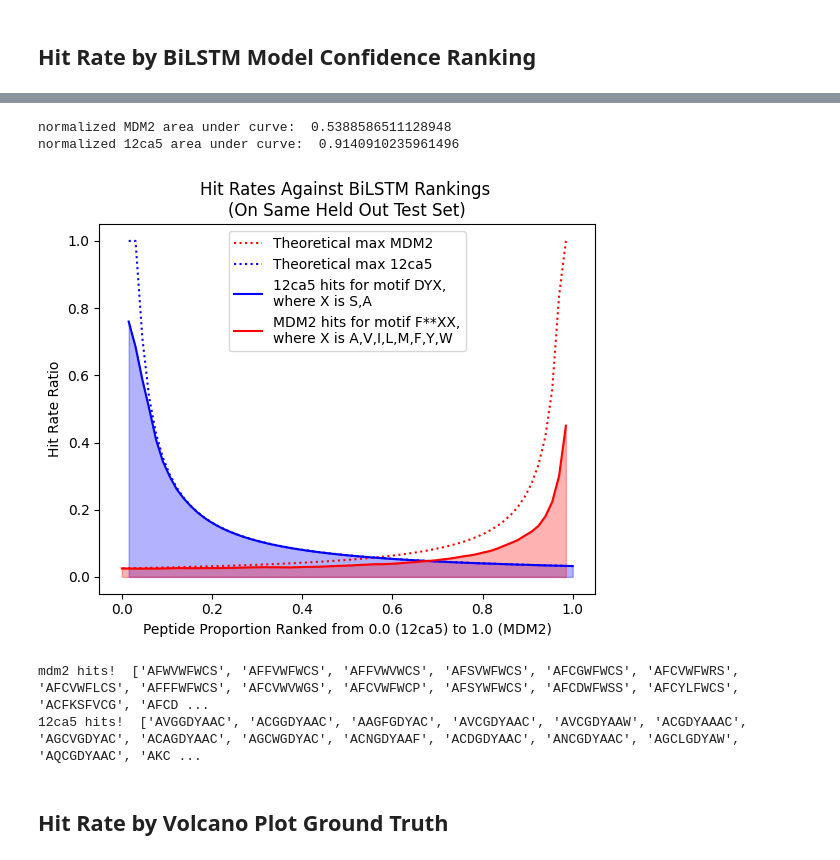
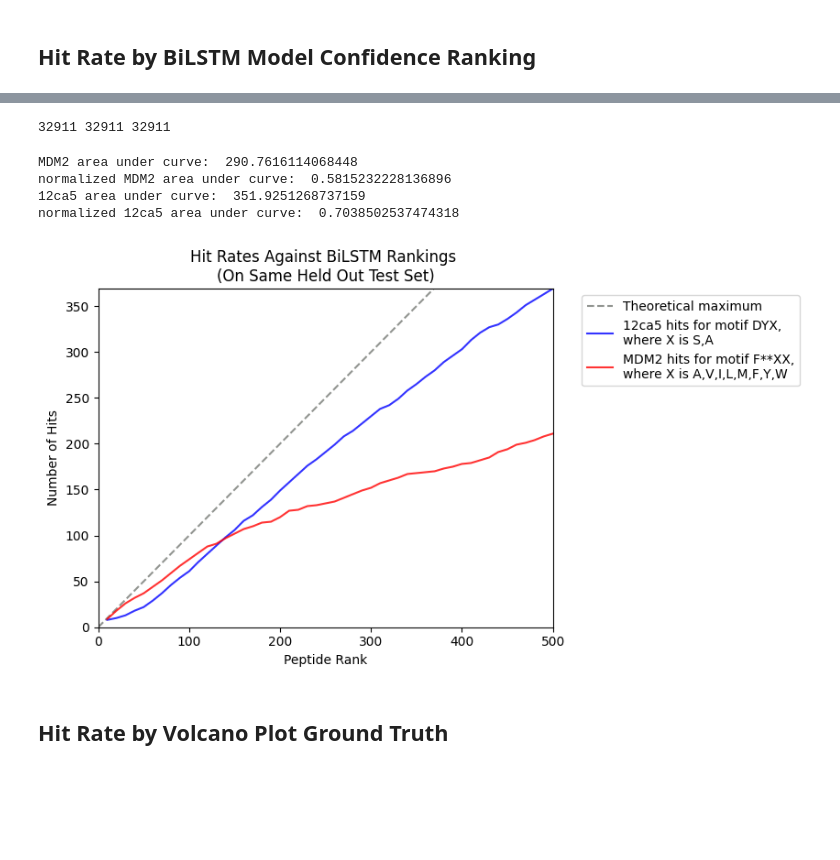
Before and after one commit to YitongTseo/ml_phage_display, a Jupyter notebook: F3_hit_rates.ipynb, the cells around one changed output, grey strips where cells are left out. Cells and saved outputs as stored; diff of their text form; code cells hidden in the pictures; blank space fills up the shorter version.

Commit message:
update hit rates to be more user friendlya
now hit rate production just takes an ordering of peptides and runs / all detailed in F3_hit_rates.ipynb

```diff
--- a/F3_hit_rates.ipynb
+++ b/F3_hit_rates.ipynb
@@ -154,0 +185,12 @@ show_volcano(
+# %%
+y = mdm2_model(X)
+model_mdm2_ordering = np.array(y[:, 0] * (y[:, 1]))
+model_ca5_ordering = np.array(y[:, 0] * (1-y[:, 1]))
+show_volcano(
+    y,
+    title=f"Relation of model outputs for {protein_of_interest} vs {other_protein}",
+    x_label="Confidence value for log fold\n (closer to 1 means greater predicted increase)",
+    y_label="Confidence value for - p-value \n(closer to 1 means greater predicted significance)",
+    mdm2_ordering=model_mdm2_ordering,
+    ca5_ordering=model_ca5_ordering,
+)
@@ -155,21 +199,22 @@ show_volcano(
+# %%
+print(len(peptides), len(model_mdm2_ordering), len(model_ca5_ordering))
+# %% [output]
+32911 32911 32911
 # %%
-# Can we just literally reverse the prediction of the fc and get 12ca5 predictions?
-ca5_y_pred_raw = np.copy(mdm2_y_pred_raw)
-ca5_y_pred_raw[:, 1] = 1 - ca5_y_pred_raw[:, 1]
-
-from analysis.hit_rate_analysis import plot_ratio_by_ranking
+from analysis.hit_rate_analysis import plot_ratio_by_ranking, sort_peptides_by_model_ranking
 
 plot_ratio_by_ranking(
-    peptides_test,
-    mdm2_y_pred_raw,
-    ca5_y_pred_raw,
+    peptides,
+    model_mdm2_ordering,
+    model_ca5_ordering,
     title="Hit Rates Against BiLSTM Rankings \n(On Same Held Out Test Set)",
+    plot_theoretical_maximums=True
 )
 # %% [output]
-normalized MDM2 area under curve:  0.5388586511128948
-normalized 12ca5 area under curve:  0.9140910235961496
+MDM2 area under curve:  290.7616114068448
+normalized MDM2 area under curve:  0.5815232228136896
+12ca5 area under curve:  351.9251268737159
+normalized 12ca5 area under curve:  0.7038502537474318
-[figure, old version]
+[figure, new version]
-mdm2 hits!  ['AFWVWFWCS', 'AFFVWFWCS', 'AFFVWVWCS', 'AFSVWFWCS', 'AFCGWFWCS', 'AFCVWFWRS', 'AFCVWFLCS', 'AFFFWFWCS', 'AFCVWVWGS', 'AFCVWFWCP', 'AFSYWFWCS', 'AFCDWFWSS', 'AFCYLFWCS', 'ACFKSFVCG', 'AFCD ...
-12ca5 hits!  ['AVGGDYAAC', 'ACGGDYAAC', 'AAGFGDYAC', 'AVCGDYAAC', 'AVCGDYAAW', 'ACGDYAAAC', 'AGCVGDYAC', 'ACAGDYAAC', 'AGCWGDYAC', 'ACNGDYAAF', 'ACDGDYAAC', 'ANCGDYAAC', 'AGCLGDYAW', 'AQCGDYAAC', 'AKC ...
 # %% [markdown]
 ## Hit Rate by Volcano Plot Ground Truth
```
Also changed, not shown: parts of 8 cells of this notebook, 7 other files.
